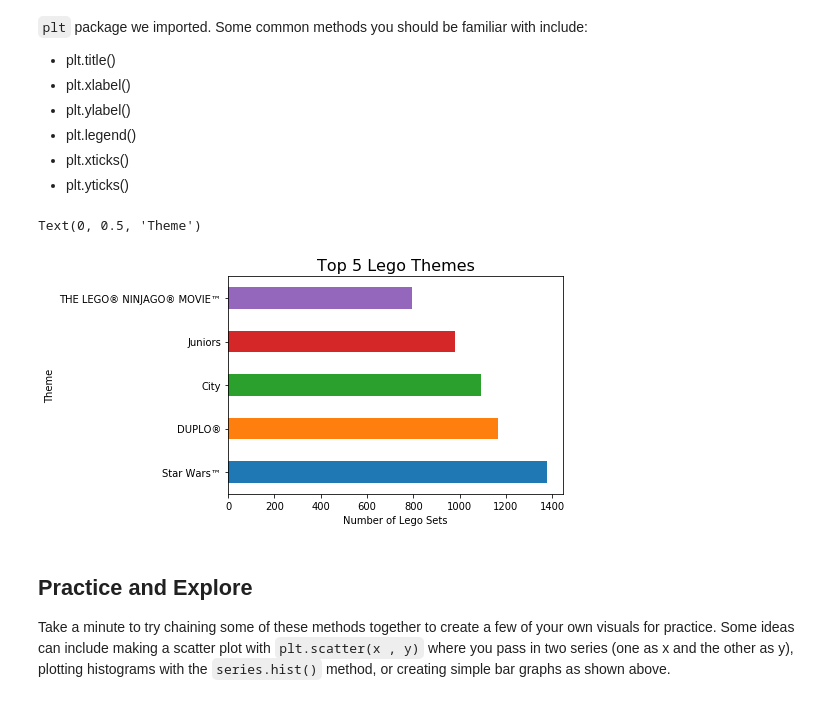
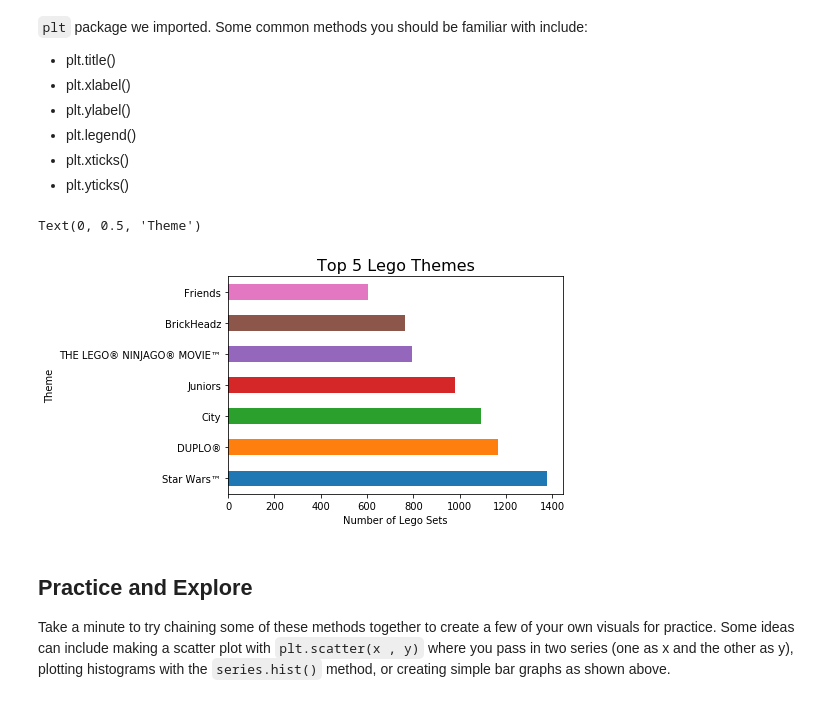
Before and after one commit to hparker5/dsc-first-codealong-nyc-ds-071519, a Jupyter notebook: index.ipynb, the cells around one changed output. Cells and saved outputs as stored; diff of their text form; code cells hidden in the pictures.

```diff
--- a/index.ipynb
+++ b/index.ipynb
@@ -326,14 +326,14 @@ The graph above is a good start, but we should be sure to add some labels! To do
 * plt.xticks()
 * plt.yticks()
 # %%
-to_graph = df.theme_name.value_counts()[:5]
+to_graph = df.theme_name.value_counts()[:7]
 to_graph.plot(kind='barh') #lots of other optional parameters can be passed such as color
 plt.title('Top 5 Lego Themes', fontsize=16) #fontsize is optional
 plt.xlabel('Number of Lego Sets') #you could also pass in fontsize if you wanted here
 plt.ylabel('Theme') #you could also rotate text if you wanted
 # %% [output]
 Text(0, 0.5, 'Theme')
-[figure, old version]
+[figure, new version]
 # %% [markdown]
 ## Practice and Explore
 
```
